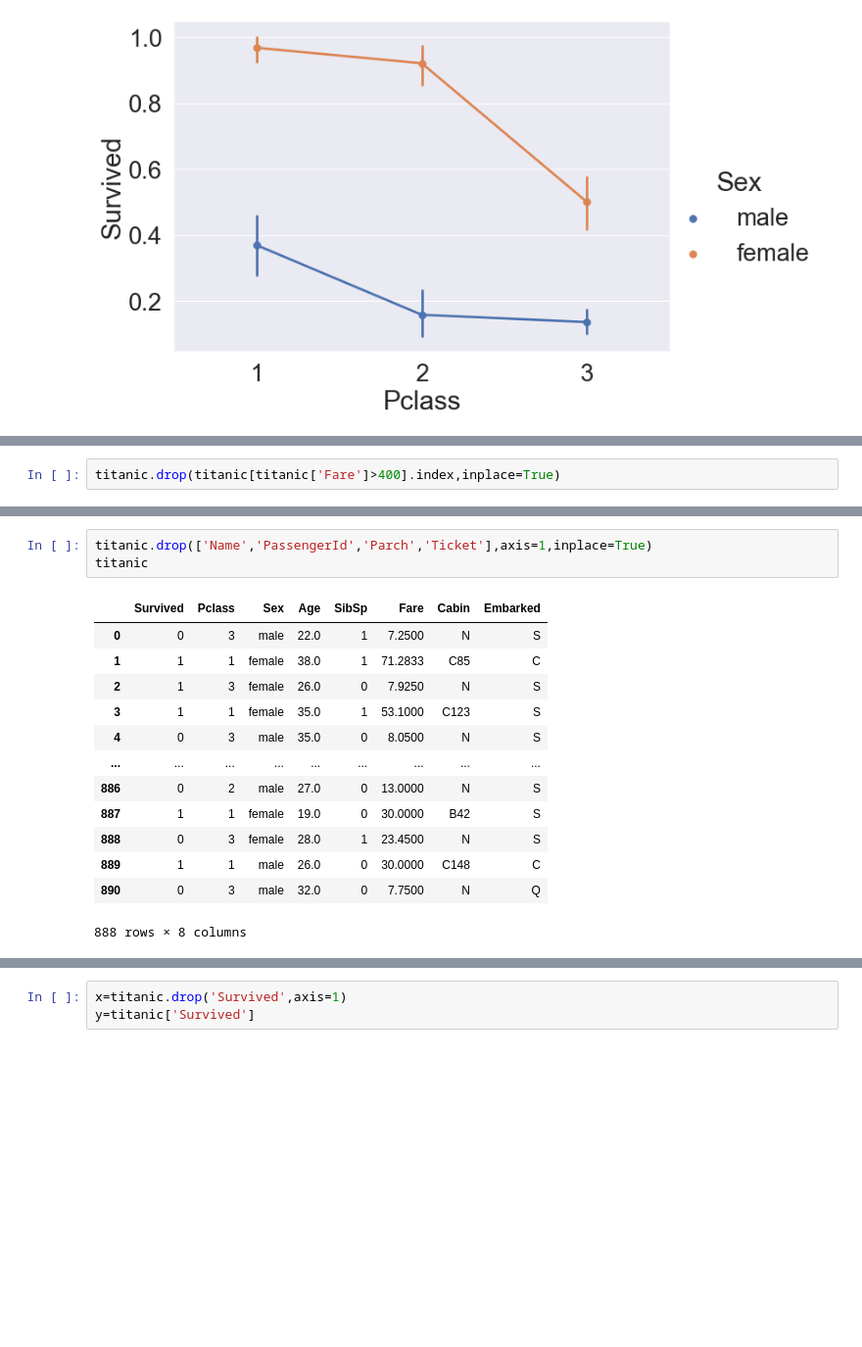
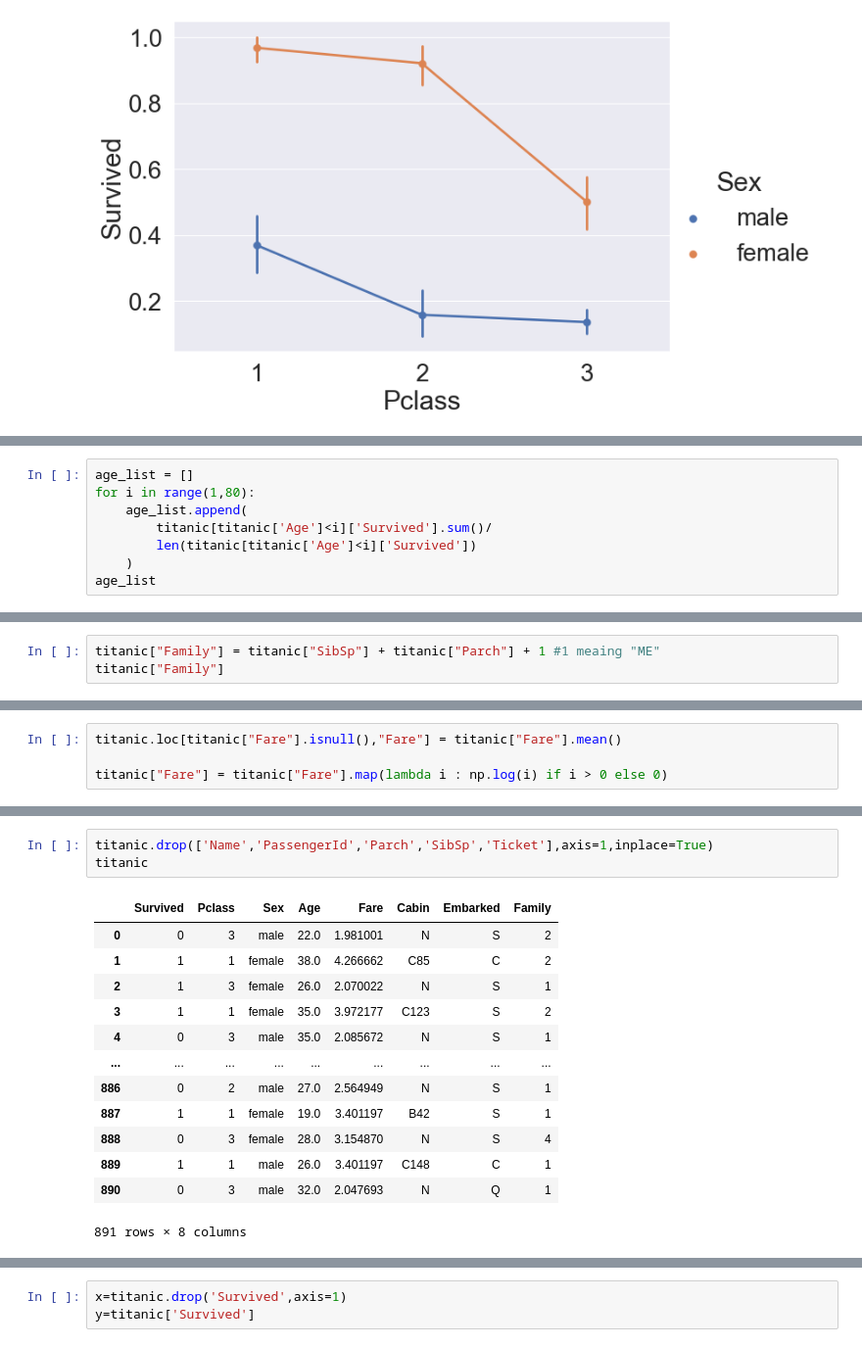
Before and after one commit to jerife/Kaggle, a Jupyter notebook: 04 Titanic.ipynb, the cells around one changed output, grey strips where cells are left out. Shown at 98% size. Drawn from its saved outputs; the diff is of its cells as text; blank space fills up the shorter version.

```diff
--- a/04 Titanic.ipynb
+++ b/04 Titanic.ipynb
@@ -172,2 +175,8 @@ plt.boxplot(titanic['Fare'])
-# %%
-titanic.drop(titanic[titanic['Fare']>400].index,inplace=True)
+# %%
+age_list = []
+for i in range(1,80):
+    age_list.append(
+        titanic[titanic['Age']<i]['Survived'].sum()/
+        len(titanic[titanic['Age']<i]['Survived'])
+    )
+age_list
@@ -173,0 +247,3 @@ titanic.drop(titanic[titanic['Fare']>400].index,inplace=True)
+# %%
+titanic["Family"] = titanic["SibSp"] + titanic["Parch"] + 1 #1 meaing "ME"
+titanic["Family"]
@@ -173,0 +307,4 @@ titanic.drop(titanic[titanic['Fare']>400].index,inplace=True)
+# %%
+titanic.loc[titanic["Fare"].isnull(),"Fare"] = titanic["Fare"].mean()
+
+titanic["Fare"] = titanic["Fare"].map(lambda i : np.log(i) if i > 0 else 0)
@@ -206,20 +350,20 @@ titanic
 # %%
-titanic.drop(['Name','PassengerId','Parch','Ticket'],axis=1,inplace=True)
+titanic.drop(['Name','PassengerId','Parch','SibSp','Ticket'],axis=1,inplace=True)
 titanic
 # %% [output]
-|  | Survived | Pclass | Sex | Age | SibSp | Fare | Cabin | Embarked |
-| 0 | 0 | 3 | male | 22.0 | 1 | 7.2500 | N | S |
-| 1 | 1 | 1 | female | 38.0 | 1 | 71.2833 | C85 | C |
-| 2 | 1 | 3 | female | 26.0 | 0 | 7.9250 | N | S |
-| 3 | 1 | 1 | female | 35.0 | 1 | 53.1000 | C123 | S |
-| 4 | 0 | 3 | male | 35.0 | 0 | 8.0500 | N | S |
+|  | Survived | Pclass | Sex | Age | Fare | Cabin | Embarked | Family |
+| 0 | 0 | 3 | male | 22.0 | 1.981001 | N | S | 2 |
+| 1 | 1 | 1 | female | 38.0 | 4.266662 | C85 | C | 2 |
+| 2 | 1 | 3 | female | 26.0 | 2.070022 | N | S | 1 |
+| 3 | 1 | 1 | female | 35.0 | 3.972177 | C123 | S | 2 |
+| 4 | 0 | 3 | male | 35.0 | 2.085672 | N | S | 1 |
 | ... | ... | ... | ... | ... | ... | ... | ... | ... |
-| 886 | 0 | 2 | male | 27.0 | 0 | 13.0000 | N | S |
-| 887 | 1 | 1 | female | 19.0 | 0 | 30.0000 | B42 | S |
-| 888 | 0 | 3 | female | 28.0 | 1 | 23.4500 | N | S |
-| 889 | 1 | 1 | male | 26.0 | 0 | 30.0000 | C148 | C |
-| 890 | 0 | 3 | male | 32.0 | 0 | 7.7500 | N | Q |
+| 886 | 0 | 2 | male | 27.0 | 2.564949 | N | S | 1 |
+| 887 | 1 | 1 | female | 19.0 | 3.401197 | B42 | S | 1 |
+| 888 | 0 | 3 | female | 28.0 | 3.154870 | N | S | 4 |
+| 889 | 1 | 1 | male | 26.0 | 3.401197 | C148 | C | 1 |
+| 890 | 0 | 3 | male | 32.0 | 2.047693 | N | Q | 1 |
-888 rows × 8 columns
+891 rows × 8 columns
 # %%
 titanic['Cabin'] = titanic['Cabin'].str[:1]
 titanic
```
Also changed, not shown: parts of 31 cells of this notebook.
